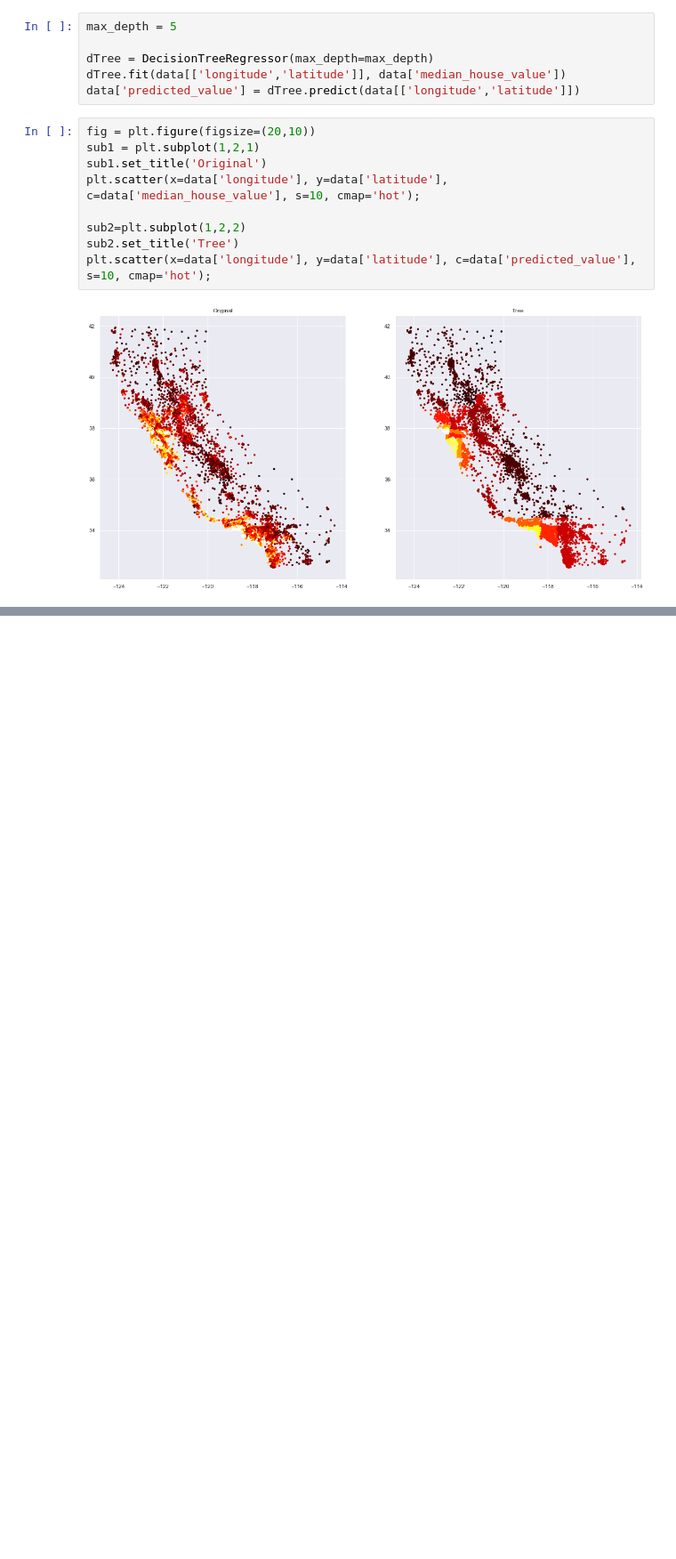
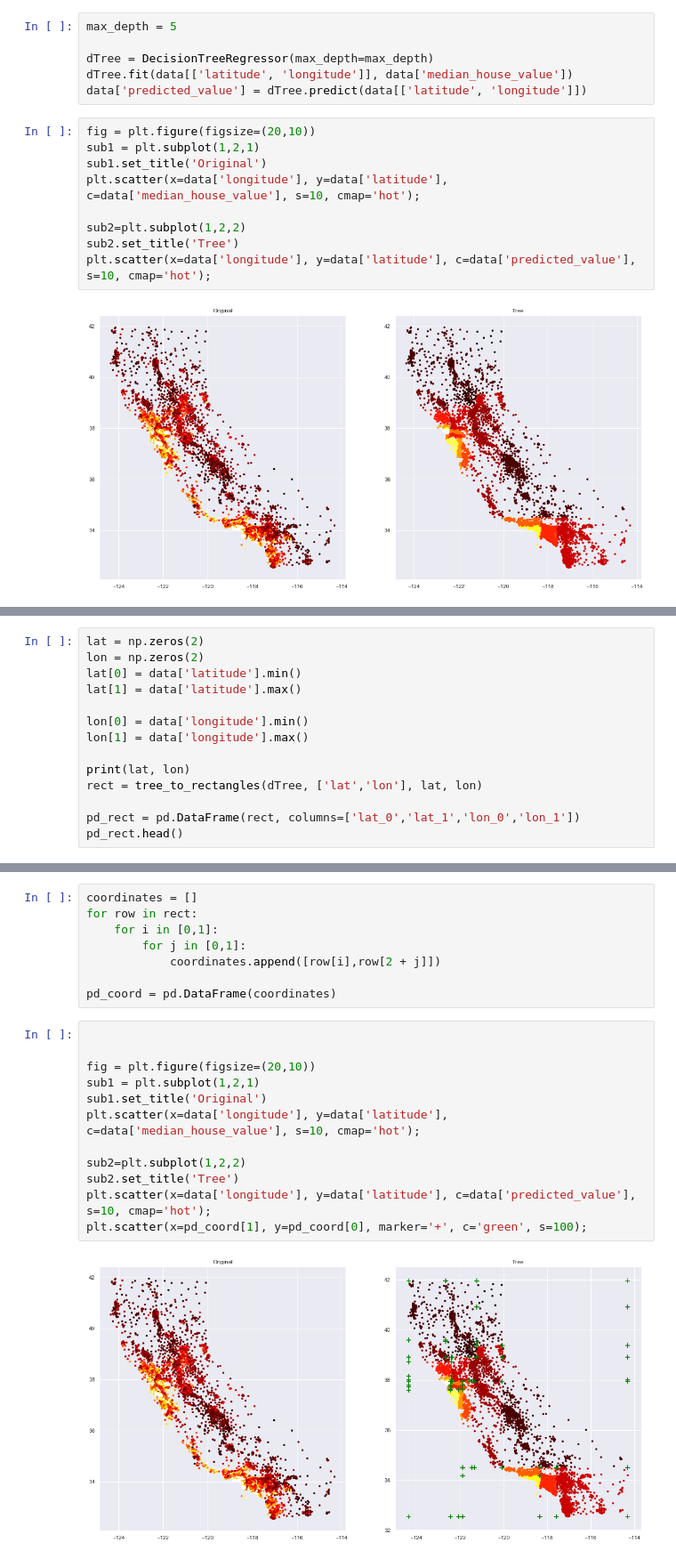
Before and after one commit to marianoju/NF_DS_1_course_material, a Jupyter notebook: notebooks/regression/regression_trees.ipynb, the cells around one changed output, grey strips where cells are left out. Shown: that part at 89% size. Cells and saved outputs as stored; diff of their text form; blank space fills up the shorter version.

Commit message:
updated pandas notebook; updated regression trees example to indicate decision boundries

```diff
--- a/notebooks/regression/regression_trees.ipynb
+++ b/notebooks/regression/regression_trees.ipynb
@@ -58,8 +59,8 @@ Nehmen wir nur die Ortskoordinaten als Eingabe $X$ für das KNR-Modell und den '
 max_depth = 5
 
 dTree = DecisionTreeRegressor(max_depth=max_depth)
-dTree.fit(data[['longitude','latitude']], data['median_house_value'])
-data['predicted_value'] = dTree.predict(data[['longitude','latitude']])
+dTree.fit(data[['latitude', 'longitude']], data['median_house_value'])
+data['predicted_value'] = dTree.predict(data[['latitude', 'longitude']])
 # %%
 fig = plt.figure(figsize=(20,10))
 sub1 = plt.subplot(1,2,1)
@@ -73,0 +114,14 @@ plt.scatter(x=data['longitude'], y=data['latitude'], c=data['predicted_value'],
+# %%
+lat = np.zeros(2)
+lon = np.zeros(2)
+lat[0] = data['latitude'].min()
+lat[1] = data['latitude'].max()
+
+lon[0] = data['longitude'].min()
+lon[1] = data['longitude'].max()
+
+print(lat, lon)
+rect = tree_to_rectangles(dTree, ['lat','lon'], lat, lon)
+
+pd_rect = pd.DataFrame(rect, columns=['lat_0','lat_1','lon_0','lon_1'])
+pd_rect.head()
@@ -73,0 +137,22 @@ plt.scatter(x=data['longitude'], y=data['latitude'], c=data['predicted_value'],
+# %%
+coordinates = []
+for row in rect:
+    for i in [0,1]:
+        for j in [0,1]:
+            coordinates.append([row[i],row[2 + j]])
+
+pd_coord = pd.DataFrame(coordinates)
+# %%
+
+
+fig = plt.figure(figsize=(20,10))
+sub1 = plt.subplot(1,2,1)
+sub1.set_title('Original')
+plt.scatter(x=data['longitude'], y=data['latitude'], c=data['median_house_value'], s=10, cmap='hot');
+
+sub2=plt.subplot(1,2,2)
+sub2.set_title('Tree')
+plt.scatter(x=data['longitude'], y=data['latitude'], c=data['predicted_value'], s=10, cmap='hot');
+plt.scatter(x=pd_coord[1], y=pd_coord[0], marker='+', c='green', s=100);
+# %% [output]
+[figure, added]
```
Also changed, not shown: parts of 7 cells of this notebook, 1 other file.
